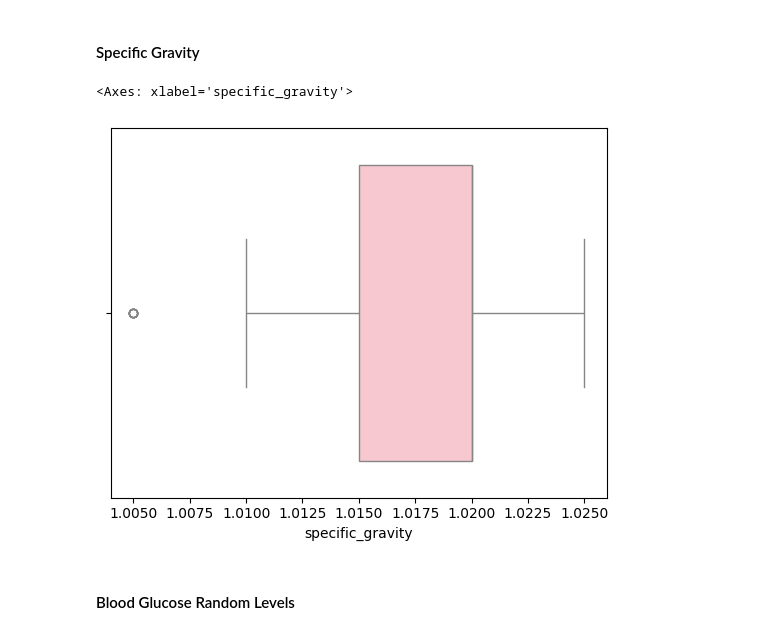
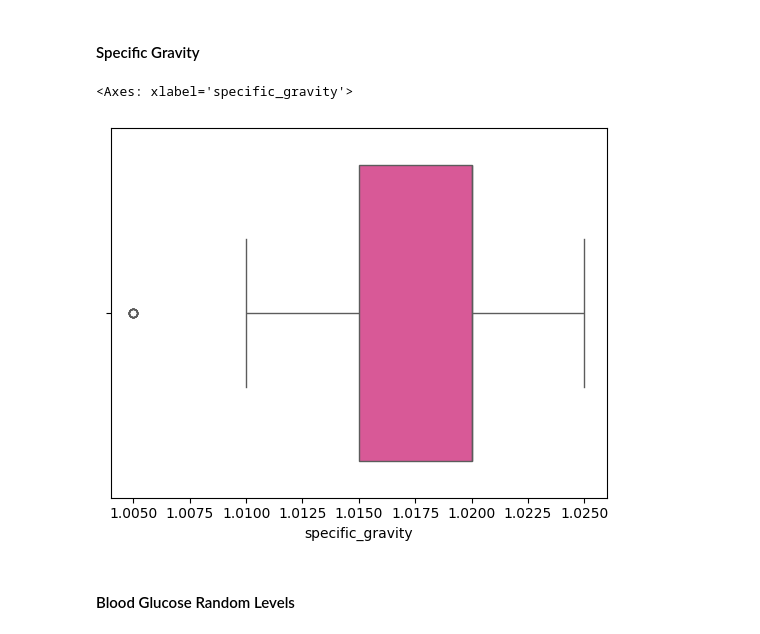
Before and after one commit to SimranS22/Kidney-Disease-Prediction-Model, a Jupyter notebook: Notebook/kidney-disease-prediction-model.ipynb, the cells around one changed output. Saved outputs shown, nothing was run; the diff lists cells and outputs as text; code cells hidden in the pictures.

```diff
--- a/Notebook/kidney-disease-prediction-model.ipynb
+++ b/Notebook/kidney-disease-prediction-model.ipynb
@@ -285,10 +287,10 @@ df.shape
 # %% [markdown]
 #### Specific Gravity
 # %%
-sns.boxplot(x = 'specific_gravity', data=df, color='pink')
+sns.boxplot(x = 'specific_gravity', data=df, color='#ed4497')
 # %% [output]
 <Axes: xlabel='specific_gravity'>
-[figure, old version]
+[figure, new version]
 # %% [markdown]
 #### Blood Glucose Random Levels
 # %%
```
Also changed, not shown: parts of 40 cells of this notebook, 1 other file.
